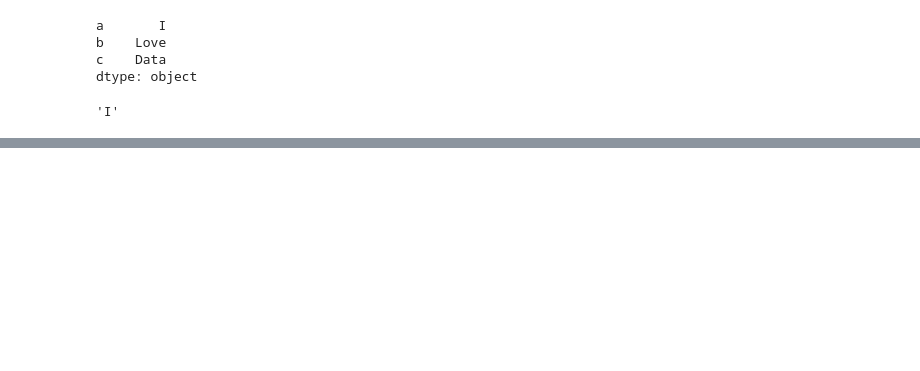
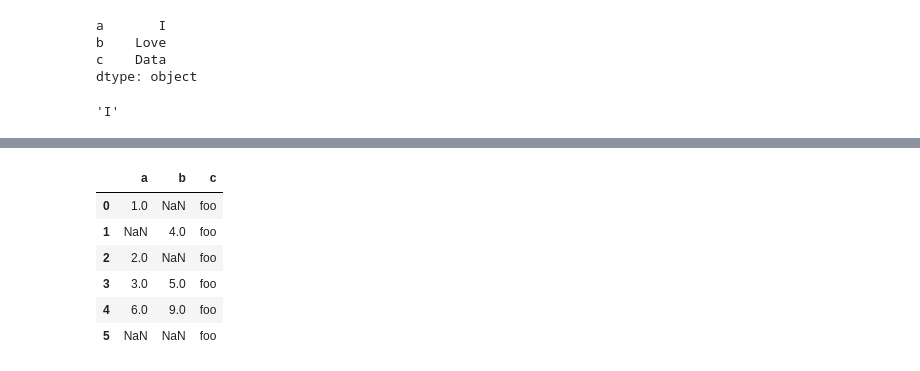
Before and after one commit to knightzz1998/ModelWhale, a Jupyter notebook: pandas/Pandas基础命令速查表.ipynb, the cells around one changed output, grey strips where cells are left out. Drawn from its saved outputs; the diff is of its cells as text; code cells hidden in the pictures; blank space fills up the shorter version.

Commit message:
数æ2021.9.19 æ¸ data clean

```diff
--- a/pandas/Pandas基础命令速查表.ipynb
+++ b/pandas/Pandas基础命令速查表.ipynb
@@ -295,0 +342,14 @@ s.loc['a']
+# %%
+df = pd.DataFrame({'A':np.array([1,np.nan,2,3,6,np.nan]),
+                          'B':np.array([np.nan,4,np.nan,5,9,np.nan]),
+                          'C':'foo'})
+df.columns = ['a', 'b', 'c']
+df
+# %% [output]
+|  | a | b | c |
+| 0 | 1.0 | NaN | foo |
+| 1 | NaN | 4.0 | foo |
+| 2 | 2.0 | NaN | foo |
+| 3 | 3.0 | 5.0 | foo |
+| 4 | 6.0 | 9.0 | foo |
+| 5 | NaN | NaN | foo |
```
Also changed, not shown: parts of 25 cells of this notebook.
